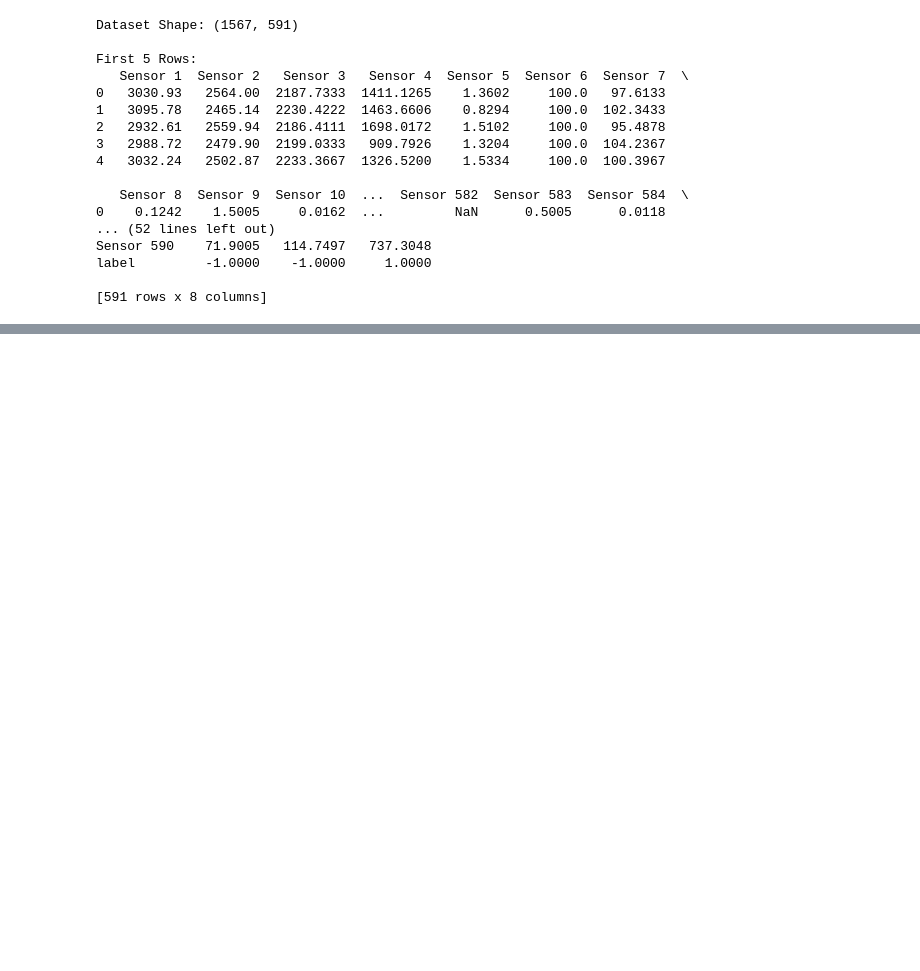
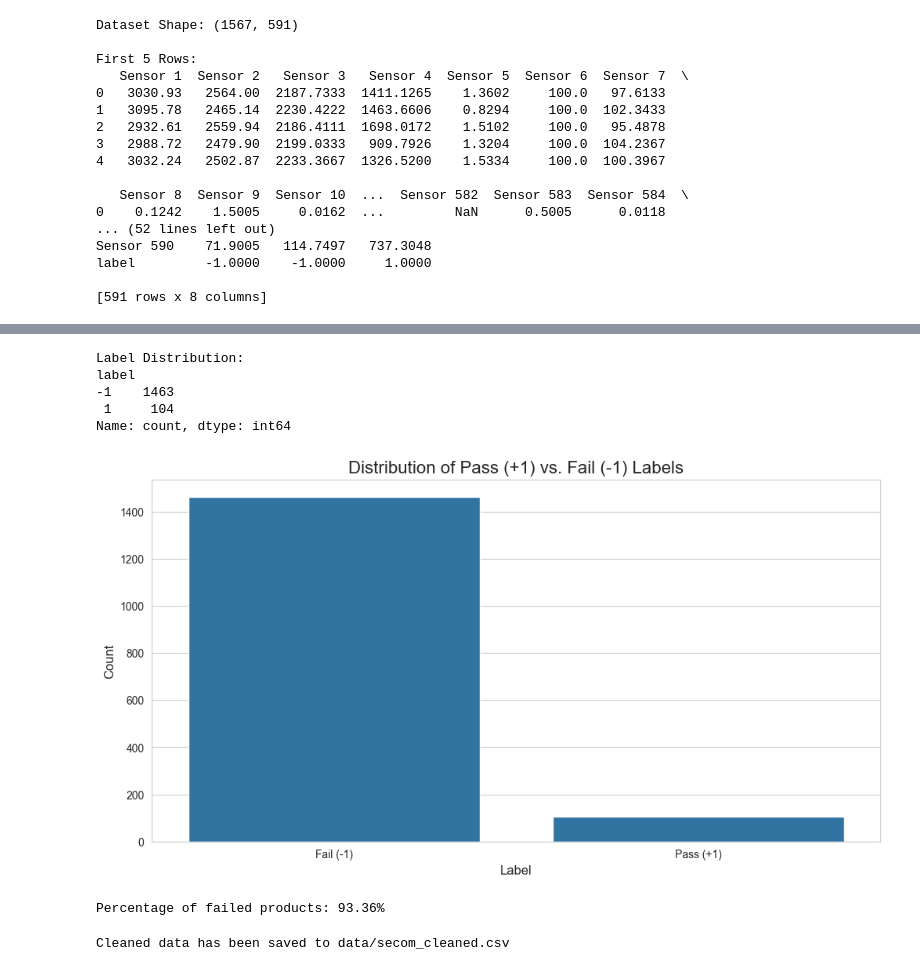
Before and after one commit to gokaymeydan/semiconductor-fault-detection, a Jupyter notebook: data_exploration.ipynb, the cells around one changed output, grey strips where cells are left out. Cells and saved outputs as stored; diff of their text form; code cells hidden in the pictures; blank space fills up the shorter version.

```diff
--- a/data_exploration.ipynb
+++ b/data_exploration.ipynb
@@ -54,0 +118,33 @@ label         -1.0000    -1.0000     1.0000
+# %%
+### Analyze the distribution of the target variable 'label'
+# -1 represents failed product (anomaly)
+# +1 represents passed product (normal)
+label_counts = df_cleaned['label'].value_counts()
+
+print("Label Distribution:")
+print(label_counts)
+
+plt.Figure(figsize=(8, 6))
+sns.countplot(x='label', data=df_cleaned)
+plt.title('Distribution of Pass (+1) vs. Fail (-1) Labels',fontsize=16)
+plt.xlabel('Label', fontsize=12)
+plt.ylabel('Count', fontsize=12)
+plt.xticks(ticks=[0,1], labels=['Fail (-1)','Pass (+1)'])
+plt.show()
+
+fail_percentage = (label_counts[-1] / len(df_cleaned)) * 100
+print(f"\nPercentage of failed products: {fail_percentage:.2f}%")
+# %% [output]
+Label Distribution:
+label
+-1    1463
+ 1     104
+Name: count, dtype: int64
+[figure, added]
+Percentage of failed products: 93.36%
+# %%
+# save clean data
+df_cleaned.to_csv('data/secom_cleaned.csv', index=False)
+print("Cleaned data has been saved to data/secom_cleaned.csv")
+# %% [output]
+Cleaned data has been saved to data/secom_cleaned.csv
```
Also changed, not shown: parts of 3 cells of this notebook.
